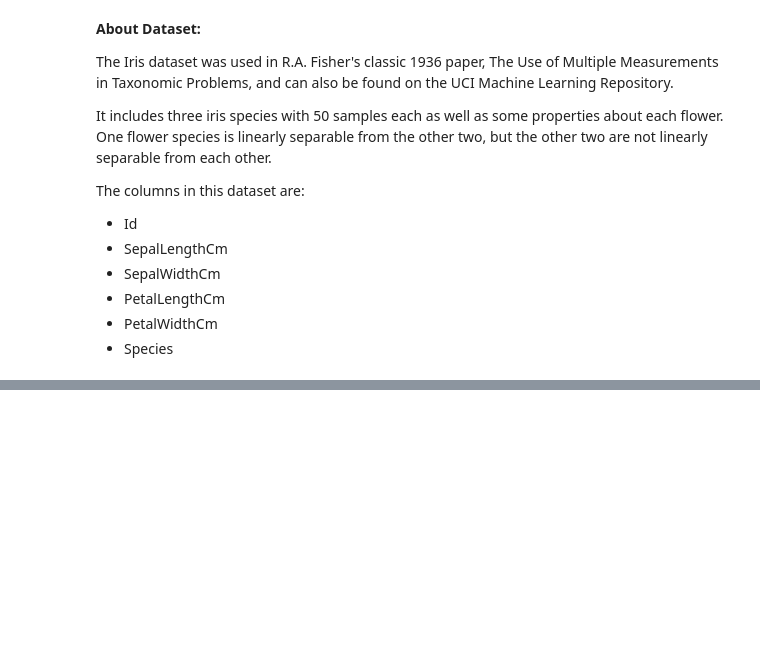
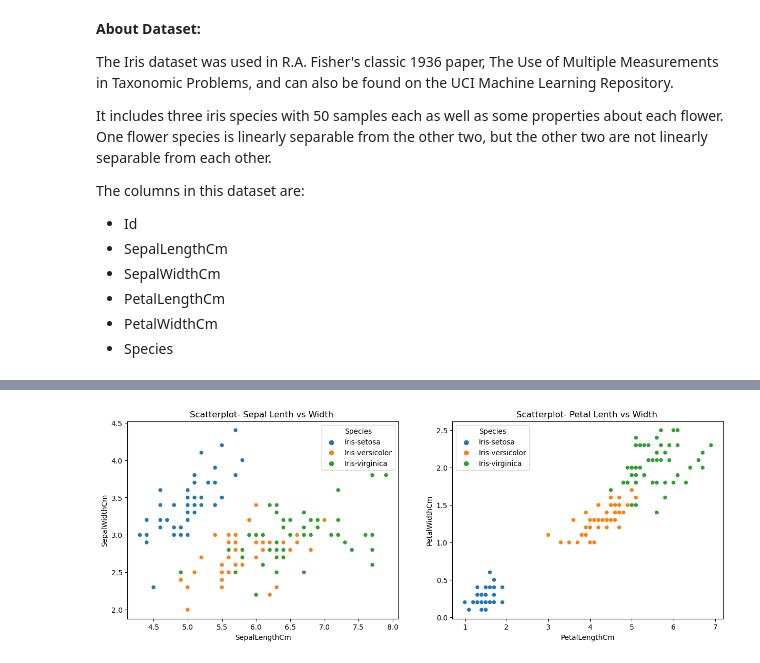
Before and after one commit to sagarbarge/IRIS_Dataset, a Jupyter notebook: IRIS_Data_Visualizations.ipynb, the cells around one changed output, grey strips where cells are left out. Saved outputs shown, nothing was run; the diff lists cells and outputs as text; code cells hidden in the pictures; blank space fills up the shorter version.

```diff
--- a/IRIS_Data_Visualizations.ipynb
+++ b/IRIS_Data_Visualizations.ipynb
@@ -28,0 +130,18 @@ https://www.kaggle.com/datasets/uciml/iris
+# %%
+# Sepal & Petal-  Lenth vs width scatterplot
+
+plt.figure (figsize= (15,5))
+
+# Sepal Lenth vs width scatterplot
+plt.subplot (1,2,1)
+sns.scatterplot(data= df, x= 'SepalLengthCm', y='SepalWidthCm', hue= 'Species')
+plt.title('Scatterplot- Sepal Lenth vs Width ')
+
+# Petal Lenth vs width scatterplot
+plt.subplot (1,2,2)
+sns.scatterplot(data= df, x= 'PetalLengthCm', y='PetalWidthCm', hue= 'Species')
+plt.title('Scatterplot- Petal Lenth vs Width ')
+
+plt.show()
+# %% [output]
+[figure, added]
```
Also changed, not shown: parts of 22 cells of this notebook.
